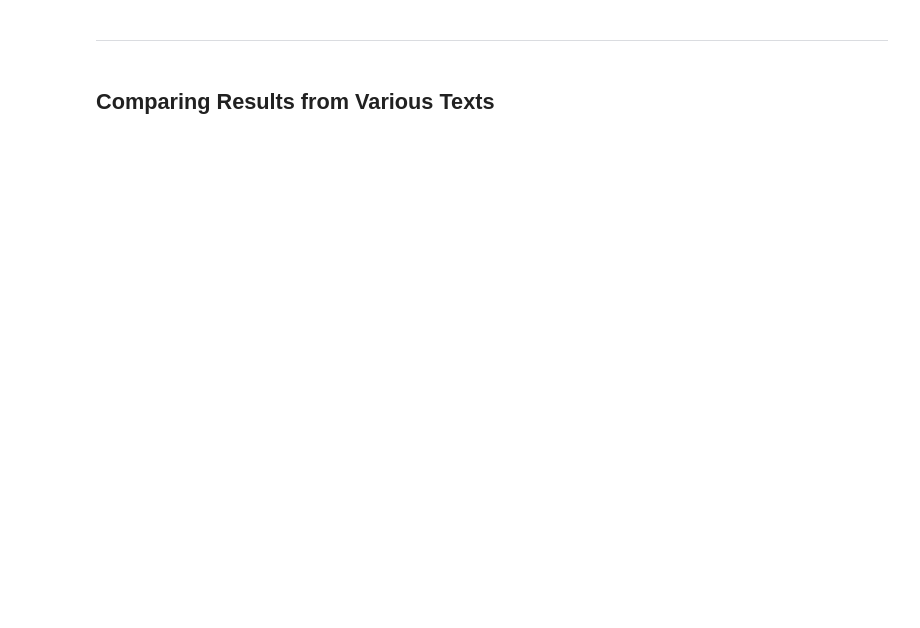
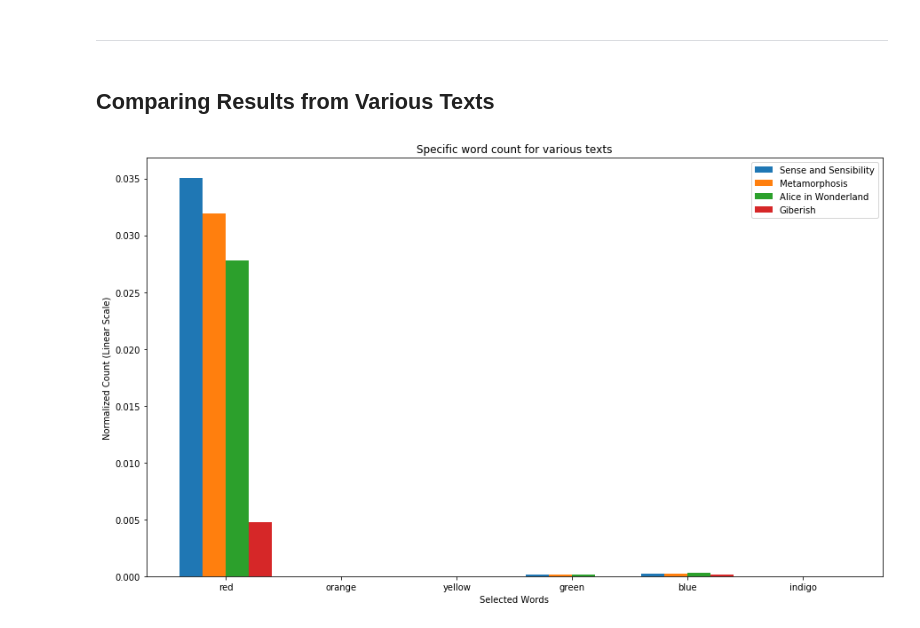
Before and after one commit to ds-modules/LS-22, a Jupyter notebook: William/pattern_in_noise/pattern_in_noise.ipynb, the cells around one changed output. Drawn from its saved outputs; the diff is of its cells as text; code cells hidden in the pictures; blank space fills up the shorter version.

```diff
--- a/William/pattern_in_noise/pattern_in_noise.ipynb
+++ b/William/pattern_in_noise/pattern_in_noise.ipynb
@@ -326,35 +328,40 @@ _______________
 # %% [markdown]
 ## Comparing Results from Various Texts
 # %%
-dictionary_options = {'Metamorphosis' : metamorphosis_dictionary,
-                     'Sense and Sensibility' : sense_sensibility_dictionary,
+dictionary_options = {'Sense and Sensibility' : sense_sensibility_dictionary,
+                     'Metamorphosis' : metamorphosis_dictionary,
                      'Alice in Wonderland' : alice_wonderland_dictionary,
                      'Giberish' : giberish_dictionary}
 
-def compare_word(labels, dictionaries, probability=False):
+def compare_word(labels, dictionaries, probability):
+    '''
+    Plots a bar graph comparing the values of
+    '''
     labels_list = labels.strip().split(' ')
     fig, ax = plt.subplots(figsize=(12.5, 7.5))
     width = 0.2
     shift = 0
     index = np.arange(len(labels_list))
     for dictionary in dictionaries:
         if probability:
             counts = [check(dictionary_options[dictionary], label, False)*28**len(label) for label in labels_list]
         else:
             counts = [check(dictionary_options[dictionary], label, False) for label in labels_list]
         ax.bar(index + shift, counts, width, label=dictionary)
         shift += width
     labels_list = [i if is_english_word(i) else i+" (NAW)" for i in labels_list]
     plt.xticks(index + width*(len(dictionaries)-1)/2, labels_list)
     plt.xlabel('Selected Words')
     if probability:
         plt.ylabel('Normalized Count * Approximate probability of occurance (Log Scale)')
         plt.yscale('log')
     else:
         plt.ylabel('Normalized Count (Linear Scale)')
     plt.title('Specific word count for various texts')
     plt.legend()
     plt.tight_layout()
 
-compare_word('a red orange yellow green blue purple lavender', list(dictionary_options.keys()))
+compare_word('red orange yellow green blue indigo', list(dictionary_options.keys()), False)
+# %% [output]
+[figure, added]
 # %%
```
Also changed, not shown: parts of 8 cells of this notebook, 1 other file.
